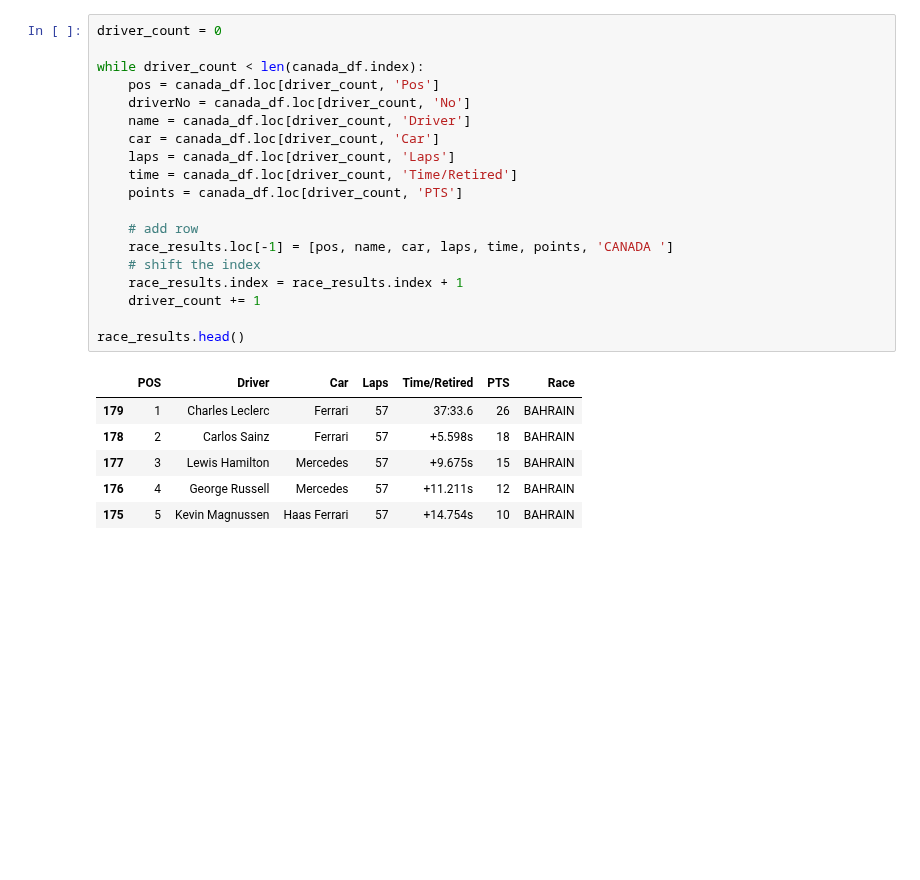
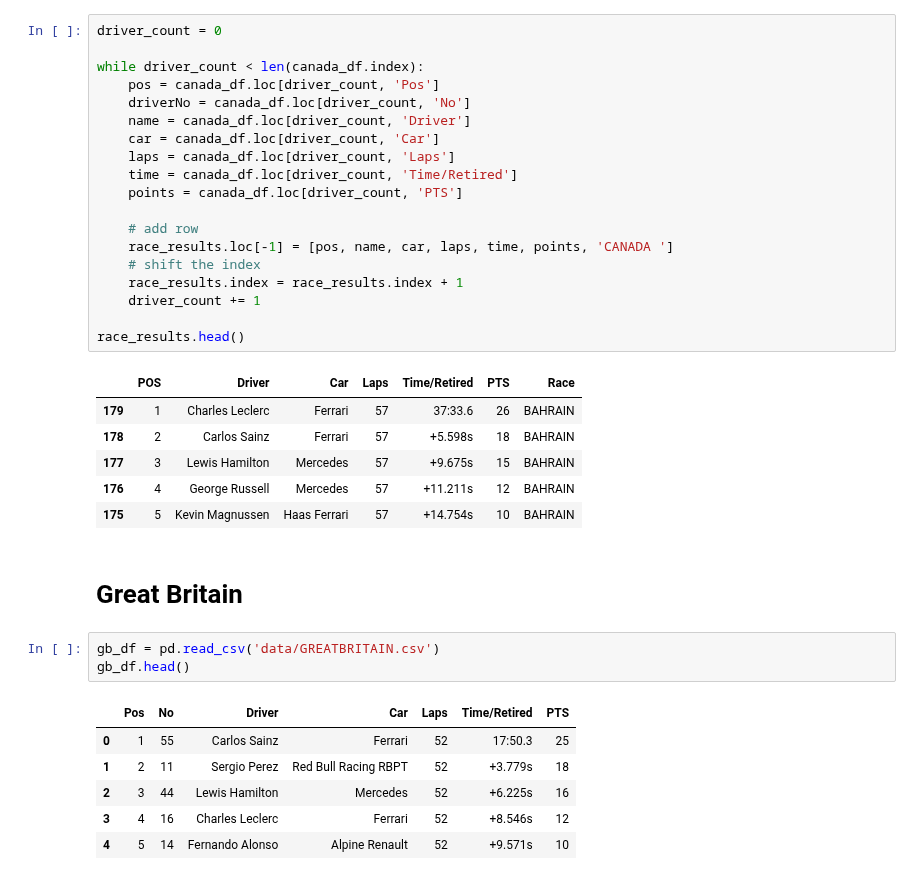
Before and after one commit to JB-26/f1-2022-analysis, a Jupyter notebook: analysis.ipynb, the cells around one changed output. Saved outputs shown, nothing was run; the diff lists cells and outputs as text; blank space fills up the shorter version.

```diff
--- a/analysis.ipynb
+++ b/analysis.ipynb
@@ -479,3 +480,15 @@ race_results.head()
 | 177 | 3 | Lewis Hamilton | Mercedes | 57 | +9.675s | 15 | BAHRAIN |
 | 176 | 4 | George Russell | Mercedes | 57 | +11.211s | 12 | BAHRAIN |
 | 175 | 5 | Kevin Magnussen | Haas Ferrari | 57 | +14.754s | 10 | BAHRAIN |
+# %% [markdown]
+# Great Britain
+# %%
+gb_df = pd.read_csv('data/GREATBRITAIN.csv')
+gb_df.head()
+# %% [output]
+|  | Pos | No | Driver | Car | Laps | Time/Retired | PTS |
+| 0 | 1 | 55 | Carlos Sainz | Ferrari | 52 | 17:50.3 | 25 |
+| 1 | 2 | 11 | Sergio Perez | Red Bull Racing RBPT | 52 | +3.779s | 18 |
+| 2 | 3 | 44 | Lewis Hamilton | Mercedes | 52 | +6.225s | 16 |
+| 3 | 4 | 16 | Charles Leclerc | Ferrari | 52 | +8.546s | 12 |
+| 4 | 5 | 14 | Fernando Alonso | Alpine Renault | 52 | +9.571s | 10 |
```
Also changed, not shown: parts of 2 cells of this notebook, 5 other files.
